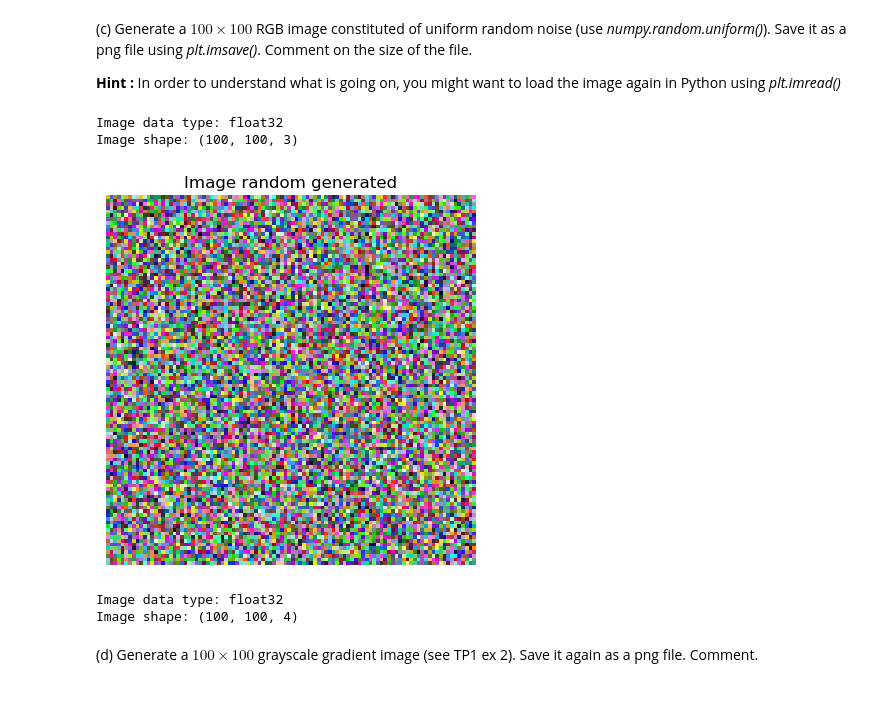
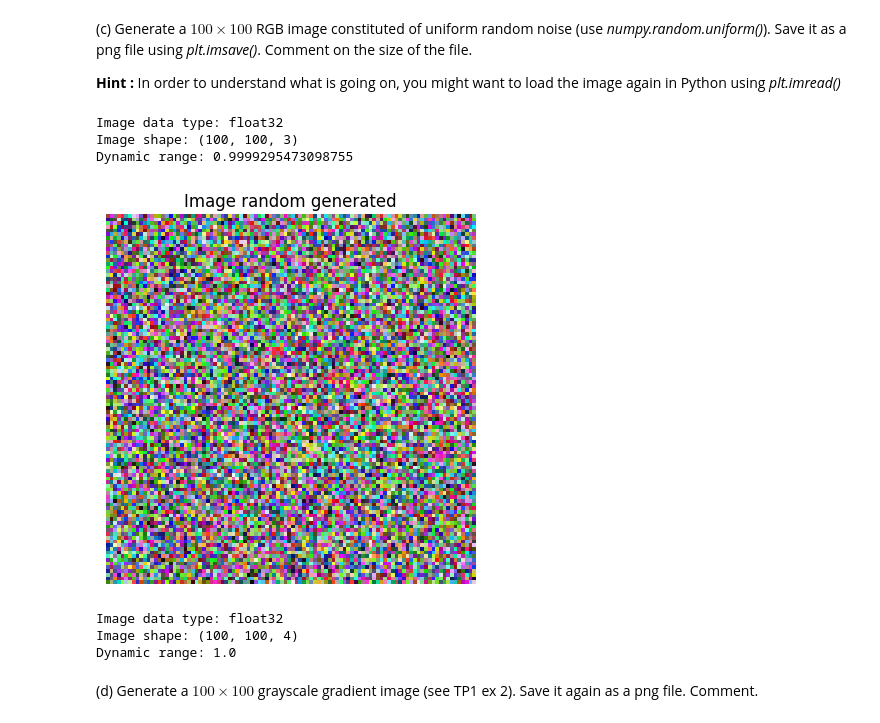
Before and after one commit to Arkanthara/digital_image_processing, a Jupyter notebook: TP3_Image_acquisition_and_sensing.ipynb, the cells around one changed output. Cells and saved outputs as stored; diff of their text form; code cells hidden in the pictures.

```diff
--- a/TP3_Image_acquisition_and_sensing.ipynb
+++ b/TP3_Image_acquisition_and_sensing.ipynb
@@ -50,38 +50,48 @@ def generate_image() -> np.ndarray:
     image = np.float32(image)
     return image
 
+def image2float(image: np.ndarray) -> np.ndarray:
+    if image.dtype == np.uint8:
+        image = np.float32(image/255)
+    elif image.dtype == np.float64:
+        image = np.float32(image)
+    return image
+
 def print_informations_image(image: np.ndarray):
     print("Image data type: " + str(image.dtype))
     print("Image shape: " + str(image.shape))
+    print(f"Dynamic range: {np.max(image) - np.min(image)}")
 
 def print_image(image: np.ndarray, title: str, cmap='viridis'):
     plt.figure()
     plt.imshow(image, cmap=cmap)
     plt.axis('off')
     plt.title(title)
     plt.show()
 
 def MSE(image1: np.ndarray, image2: np.ndarray):
     return np.linalg.norm(image1 - image2)
 
 def save_image(image: np.ndarray, name: str):
     plt.imsave('./images_saved/' + name, image)
 
 def load_image(name: str, path='./images_saved/'):
     return plt.imread(path + name)
 
 random_image = generate_image()
 print_informations_image(random_image)
 print_image(random_image, "Image random generated")
 save_image(random_image, 'saved.png')
 random_image_saved = load_image('saved.png')
 print_informations_image(random_image_saved)
 # %% [output]
 Image data type: float32
 Image shape: (100, 100, 3)
+Dynamic range: 0.9999295473098755
-[figure, old version]
+[figure, new version]
 Image data type: float32
 Image shape: (100, 100, 4)
+Dynamic range: 1.0
 # %% [markdown]
 (d) Generate a $100 \times 100$ grayscale gradient image (see TP1 ex 2). Save it again as a png file. Comment.
 # %%
```
Also changed, not shown: parts of 13 cells of this notebook, 2 other files.
